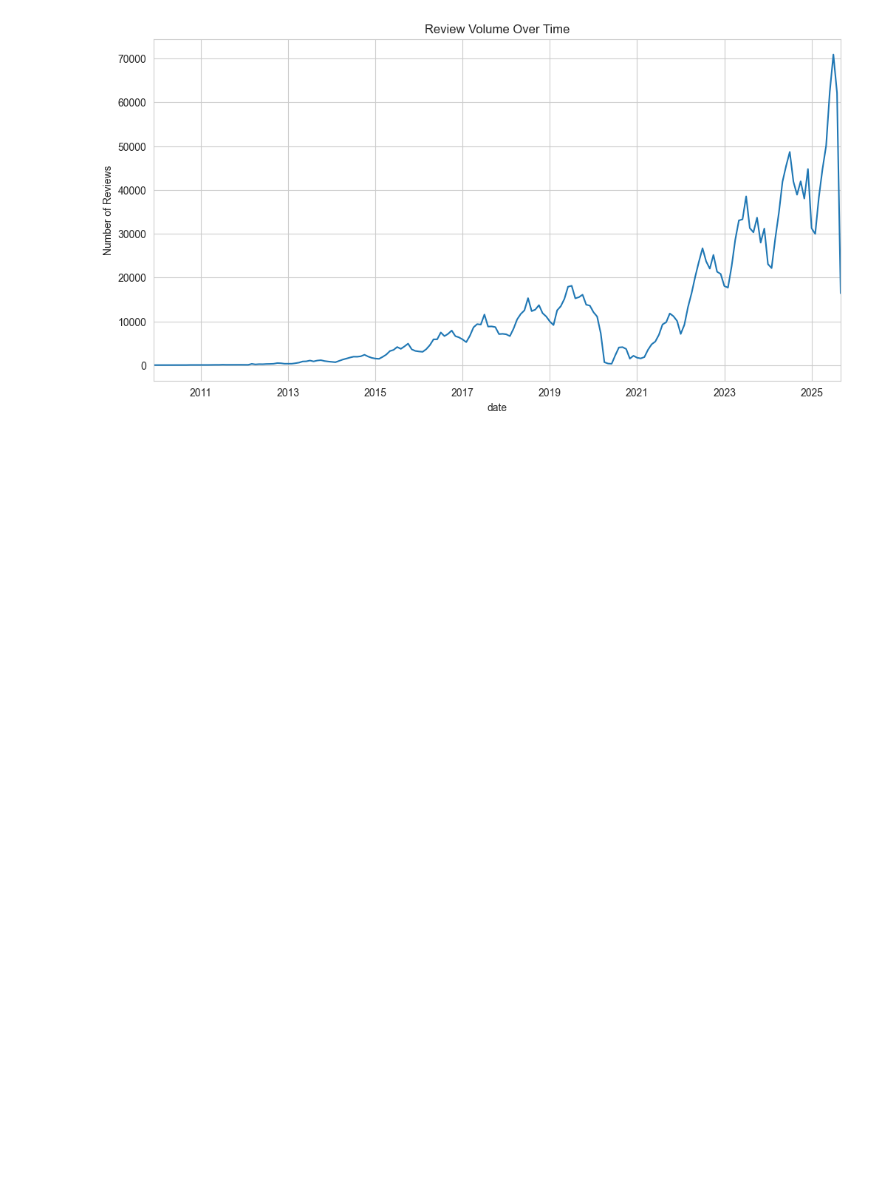
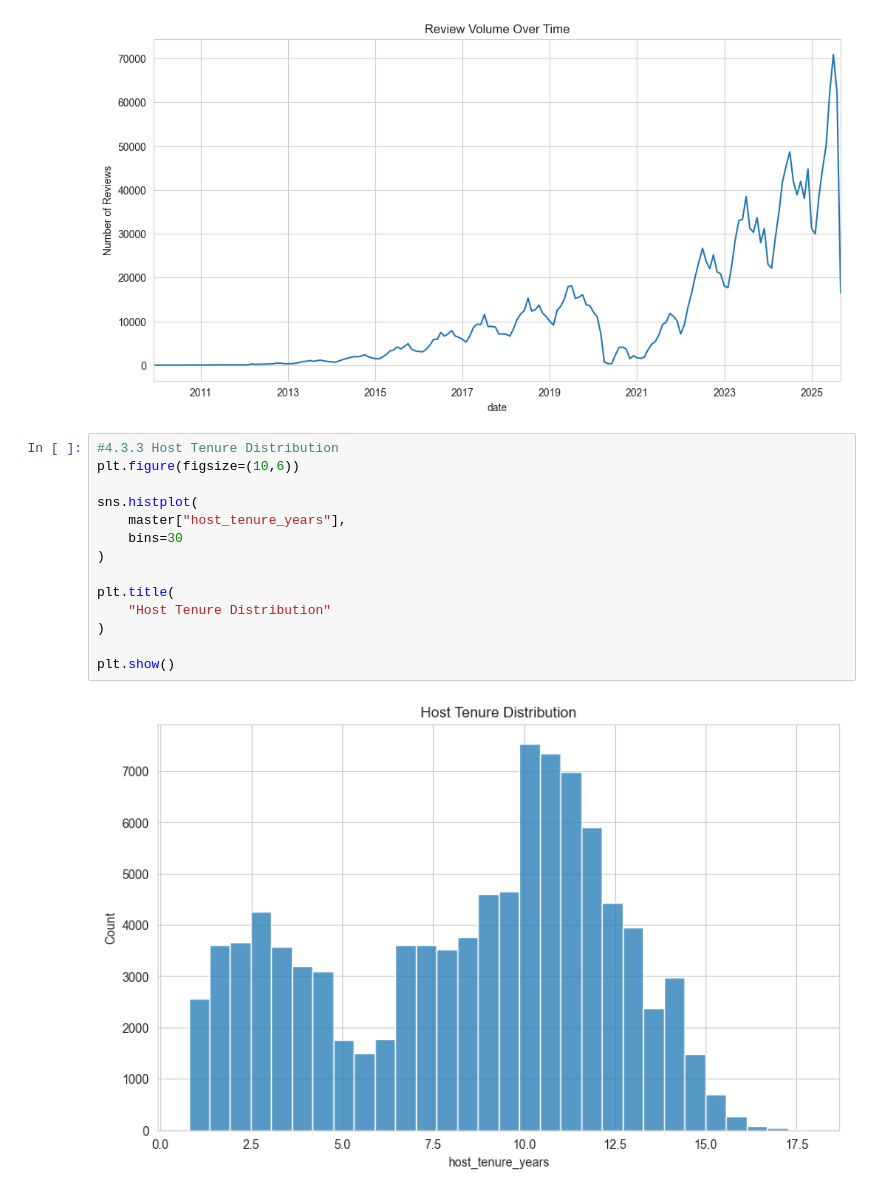
Before and after one commit to FathimaNafra/airbnb-data-engineering-project, a Jupyter notebook: notebooks/eda.ipynb, the cells around one changed output. Cells and saved outputs as stored; diff of their text form; blank space fills up the shorter version.

Commit message:
Analyze host tenure distribution

```diff
--- a/notebooks/eda.ipynb
+++ b/notebooks/eda.ipynb
@@ -411,3 +411,19 @@ plt.ylabel(
 plt.show()
 # %% [output]
 [figure]
+# %%
+#4.3.3 Host Tenure Distribution
+plt.figure(figsize=(10,6))
+
+sns.histplot(
+    master["host_tenure_years"],
+    bins=30
+)
+
+plt.title(
+    "Host Tenure Distribution"
+)
+
+plt.show()
+# %% [output]
+[figure, added]
```
